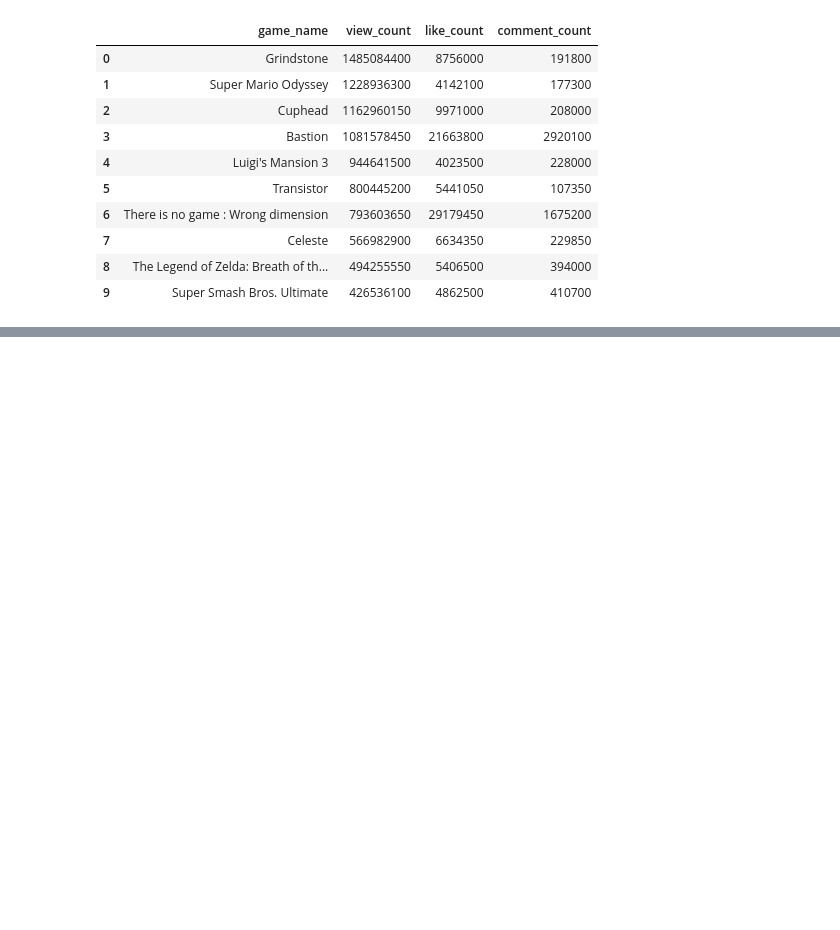
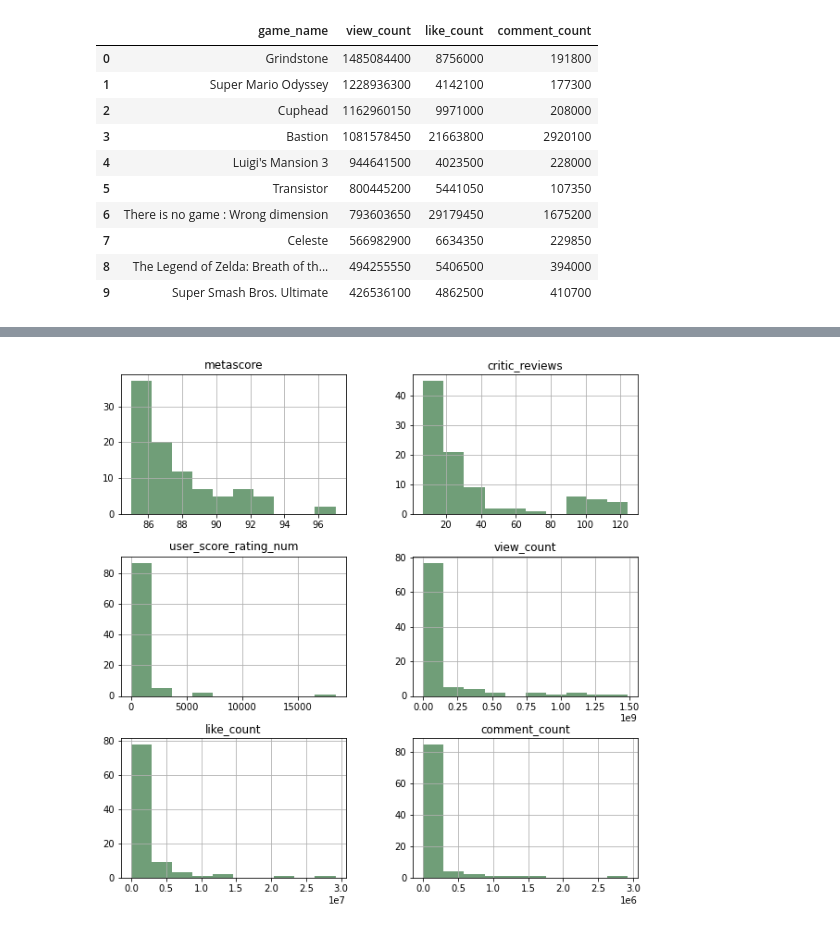
Before and after one commit to dmiao123/DE-Individual-, a Jupyter notebook: Python Work/DE Individual .ipynb, the cells around one changed output, grey strips where cells are left out. Cells and saved outputs as stored; diff of their text form; code cells hidden in the pictures; blank space fills up the shorter version.

```diff
--- a/Python Work/DE Individual .ipynb
+++ b/Python Work/DE Individual .ipynb
@@ -1390,0 +1588,32 @@ pd.read_sql('''
+# %%
+#clean data for DV
+#merage data
+GAME = game.merge(game_developer, on=["game_name"], how = 'inner')
+GAME = GAME.merge(user_review_web,on=["game_name"], how = 'inner')
+GAME = GAME.merge(youtube_table,on=["game_name"], how = 'inner')
+
+
+
+# #rename data
+# game_m = game_m.rename(columns={"ï»¿ranking": "ranking"})
+# game_m = game_m.rename(columns={"user_score_rating": "user_score_rating_num"})
+
+
+
+# #drop dpecific column
+del GAME['game_id']
+del GAME['game_genre']
+del GAME['developer_id']
+del GAME['release_date']
+del GAME['user_review_web_id']
+del GAME['youtube_id']
+del GAME['favourite_count']
+
+
+
+# del game_m['Cheats']
+# del game_m['rating_number']
+
+# #show data
+# game_m.head()
+GAME.head()
@@ -1390,0 +1669,6 @@ pd.read_sql('''
+# %%
+## histogram general view
+fig, ax = plt.subplots(figsize=(10,10))
+hist1 = GAME.hist(ax=ax,color='#709e78')
+# %% [output]
+[figure, added]
```
Also changed, not shown: parts of 46 cells of this notebook.
